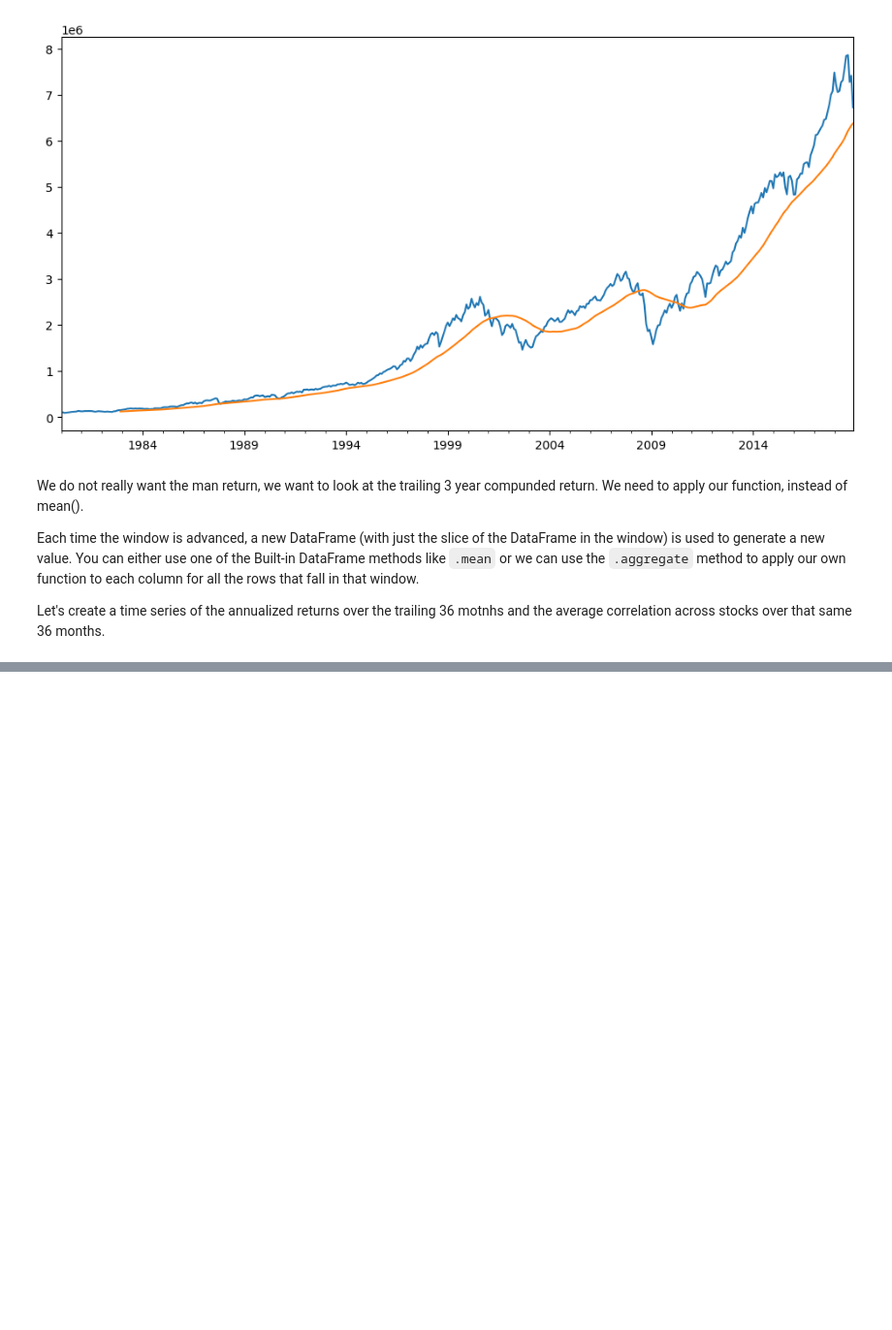
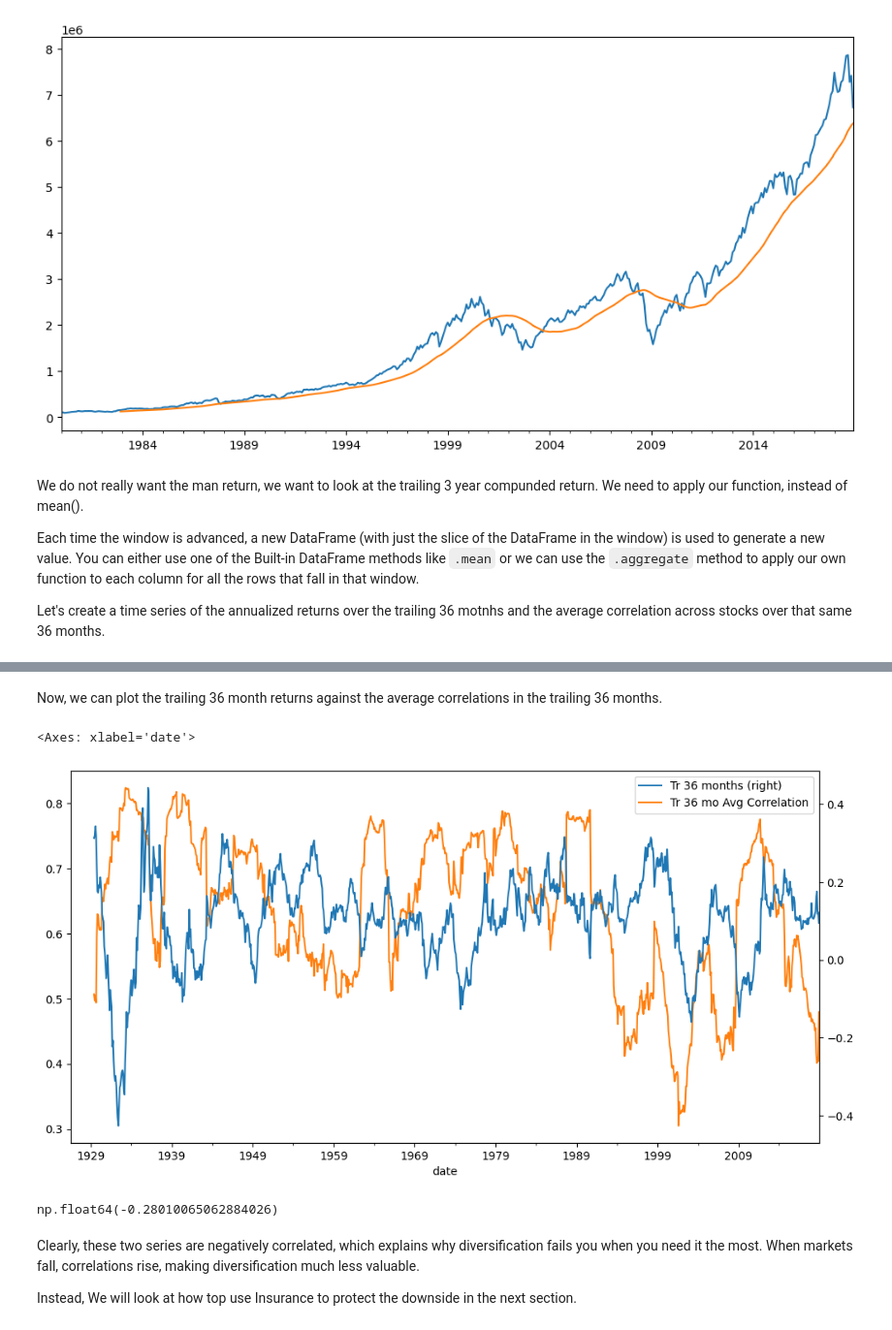
Before and after one commit to JoohanJin/portfolio_management_prac, a Jupyter notebook: lib/12_limits_of_diversification.ipynb, the cells around one changed output, grey strips where cells are left out. Shown at 97% size. Saved outputs shown, nothing was run; the diff lists cells and outputs as text; code cells hidden in the pictures; blank space fills up the shorter version.

```diff
--- a/lib/12_limits_of_diversification.ipynb
+++ b/lib/12_limits_of_diversification.ipynb
@@ -183,7 +183,7 @@ Each time the window is advanced, a new DataFrame (with just the slice of the Da
 
 Let's create a time series of the annualized returns over the trailing 36 motnhs and the average correlation across stocks over that same 36 months.
 # %%
-tmi_tr36rets = total_market_return.rolling(window = 36).aggregate(port.annualize_rets, "Monthly")
+tmi_tr36rets = total_market_return.rolling(window = 36).aggregate(port.annualize_rets, freq = "Monthly")
 tmi_tr36rets.plot(figsize=(12, 5), legend = True, label = "Tr 36 mo Returns")
 total_market_return.plot(label="Returns", legend = True)
 # %% [output]
@@ -191,0 +197,3 @@ np.float64(-0.0)
+# %%
+ts_corr = ind_return.rolling(window = 36).corr()
+ts_corr
@@ -191,0 +216,4 @@ np.float64(-0.0)
+# %%
+ts_corr.index.names = ['date','ind']
+ts_corr.columns.names = ["ind"]
+ts_corr
@@ -191,0 +241,18 @@ np.float64(-0.0)
+# %%
+ind_tr36_corr = ts_corr.groupby(level = 'date').apply(lambda cormat: cormat.values.mean())
+# %% [markdown]
+Now, we can plot the trailing 36 month returns against the average correlations in the trailing 36 months.
+# %%
+tmi_tr36rets.plot(secondary_y=True, legend = True, label = "Tr 36 months", figsize = (12, 6))
+ind_tr36_corr.plot(legend=True, label="Tr 36 mo Avg Correlation")
+# %% [output]
+<Axes: xlabel='date'>
+[figure, added]
+# %%
+tmi_tr36rets.corr(ind_tr36_corr)
+# %% [output]
+np.float64(-0.28010065062884026)
+# %% [markdown]
+Clearly, these two series are negatively correlated, which explains why diversification fails you when you need it the most. When markets fall, correlations rise, making diversification much less valuable.
+
+Instead, We will look at how top use Insurance to protect the downside in the next section.
```
Also changed, not shown: parts of 6 cells of this notebook, 2 other files.
